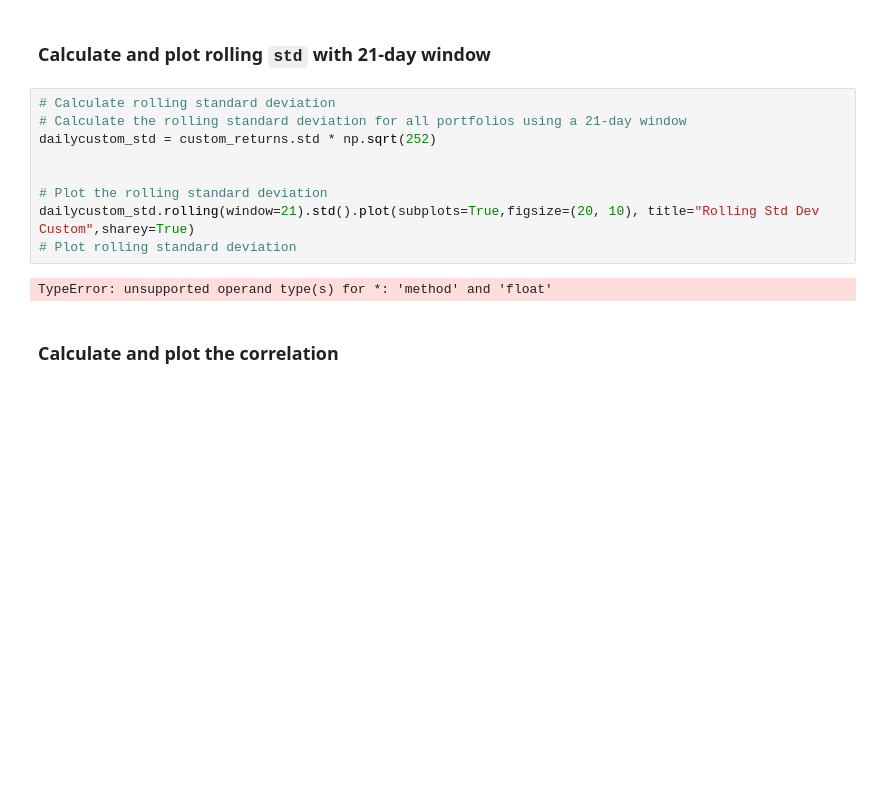
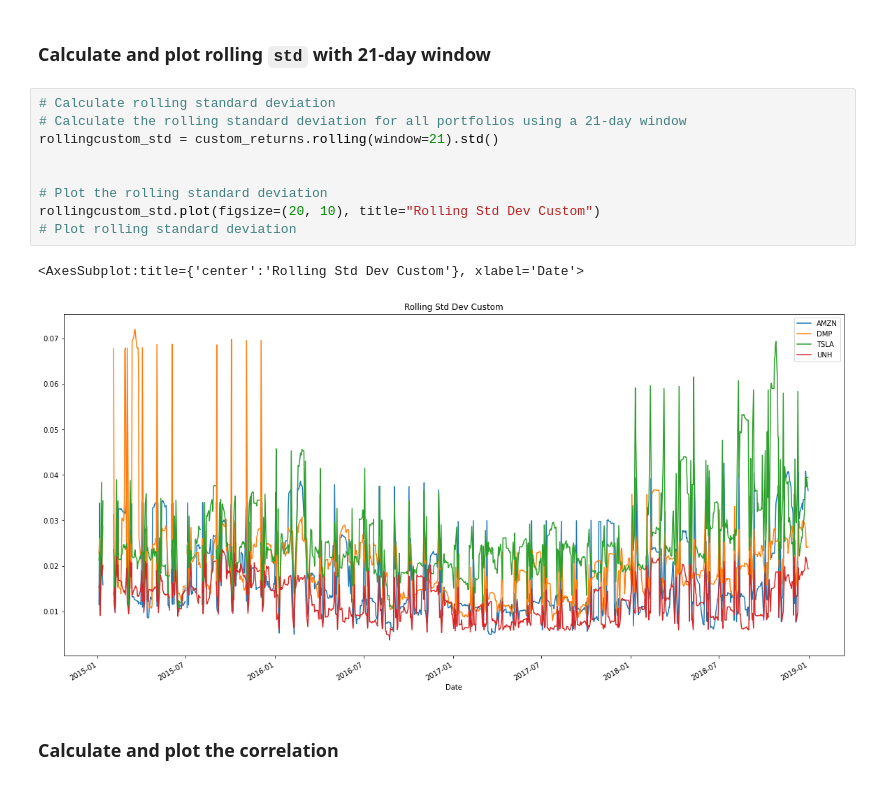
Before and after one commit to JimP315/Panthas, a Jupyter notebook: Starter_Code/whale_analysis.ipynb, the cells around one changed output. Cells and saved outputs as stored; diff of their text form; blank space fills up the shorter version.

```diff
--- a/Starter_Code/whale_analysis.ipynb
+++ b/Starter_Code/whale_analysis.ipynb
@@ -826,14 +830,15 @@ dtype: object
 # %%
 # Calculate rolling standard deviation
 # Calculate the rolling standard deviation for all portfolios using a 21-day window
-dailycustom_std = custom_returns.std * np.sqrt(252)
+rollingcustom_std = custom_returns.rolling(window=21).std()
 
 
 # Plot the rolling standard deviation
-dailycustom_std.rolling(window=21).std().plot(subplots=True,figsize=(20, 10), title="Rolling Std Dev Custom",sharey=True)
+rollingcustom_std.plot(figsize=(20, 10), title="Rolling Std Dev Custom")
 # Plot rolling standard deviation
 # %% [output]
-TypeError: unsupported operand type(s) for *: 'method' and 'float'
+<AxesSubplot:title={'center':'Rolling Std Dev Custom'}, xlabel='Date'>
+[figure, added]
 # %% [markdown]
 ### Calculate and plot the correlation
 # %%
```
Also changed, not shown: parts of 15 cells of this notebook, 1 other file.
